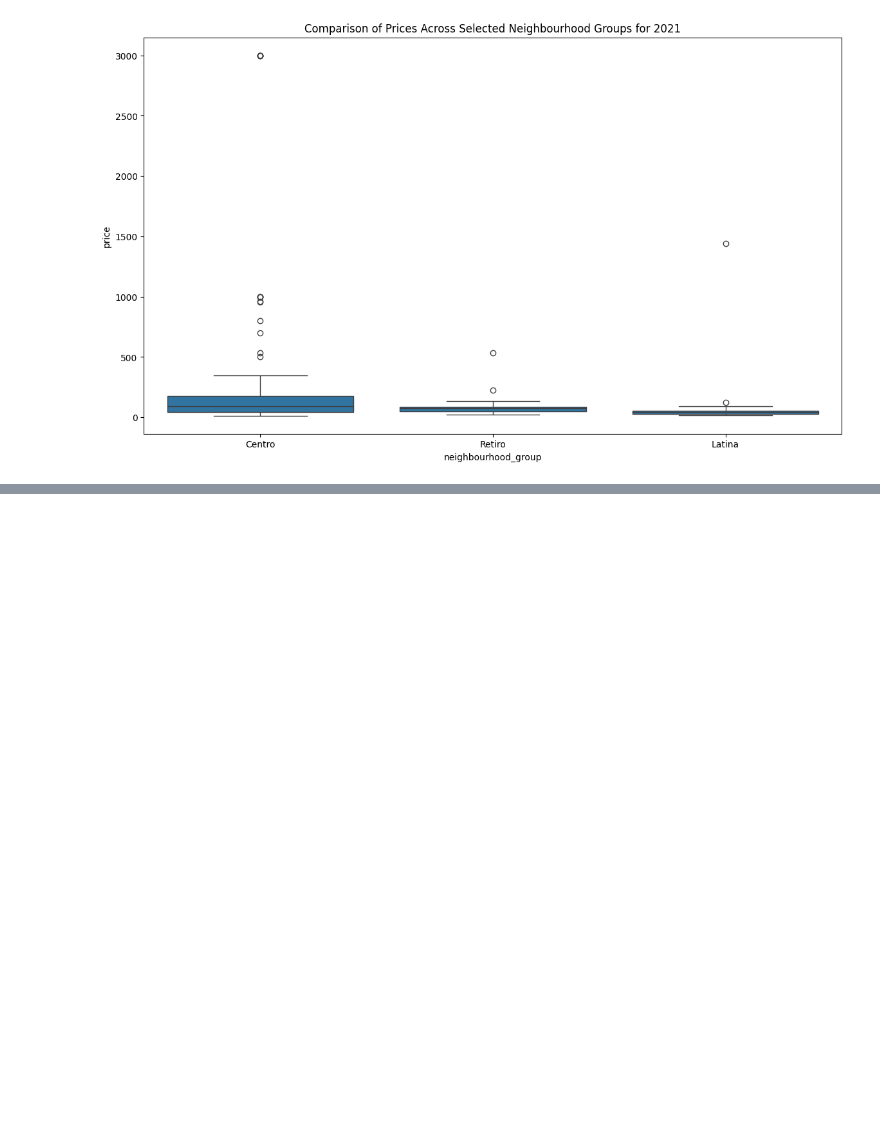
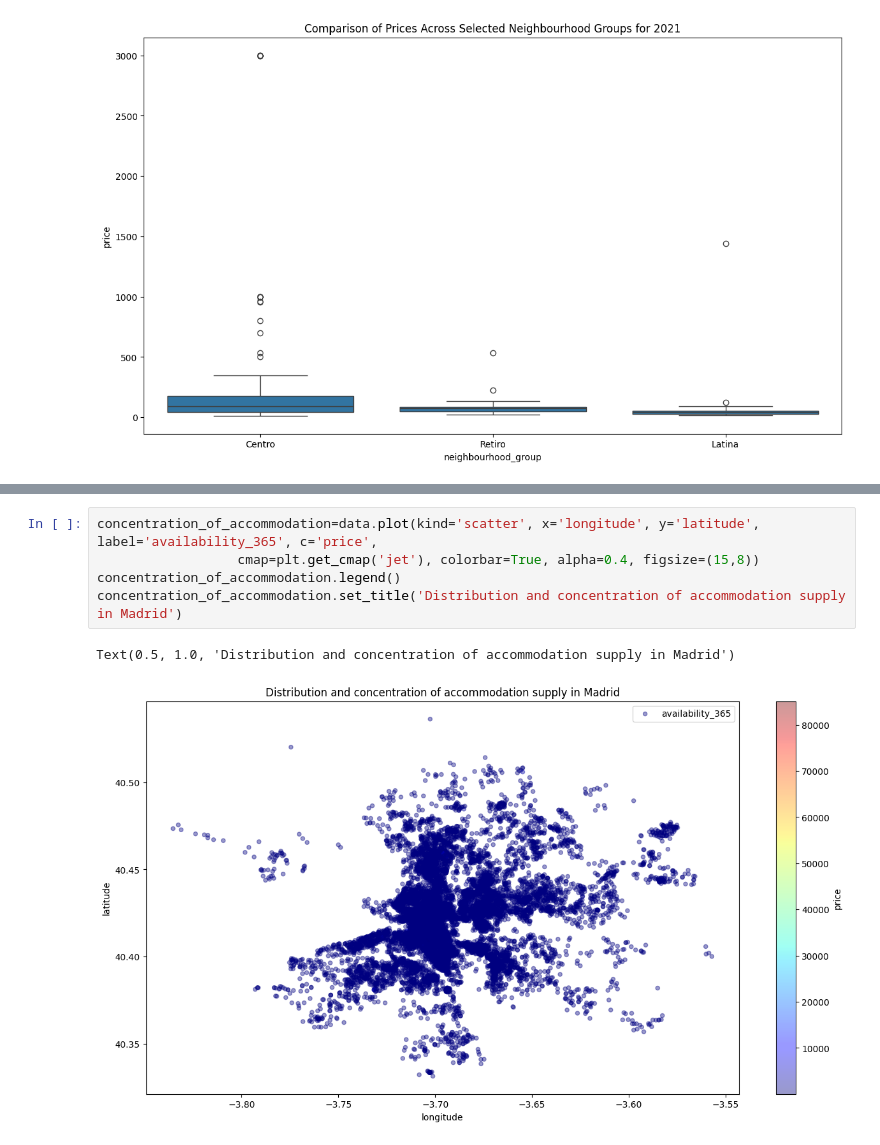
Before and after one commit to Monalaihoi/Training, a Jupyter notebook: airbnb_data2023.ipynb, the cells around one changed output, grey strips where cells are left out. Cells and saved outputs as stored; diff of their text form; blank space fills up the shorter version.

```diff
--- a/airbnb_data2023.ipynb
+++ b/airbnb_data2023.ipynb
@@ -752,0 +785,8 @@ plt.show()
+# %%
+concentration_of_accommodation=data.plot(kind='scatter', x='longitude', y='latitude', label='availability_365', c='price',
+                  cmap=plt.get_cmap('jet'), colorbar=True, alpha=0.4, figsize=(15,8))
+concentration_of_accommodation.legend()
+concentration_of_accommodation.set_title('Distribution and concentration of accommodation supply in Madrid')
+# %% [output]
+Text(0.5, 1.0, 'Distribution and concentration of accommodation supply in Madrid')
+[figure, added]
```
Also changed, not shown: parts of 8 cells of this notebook, 3 other files.
